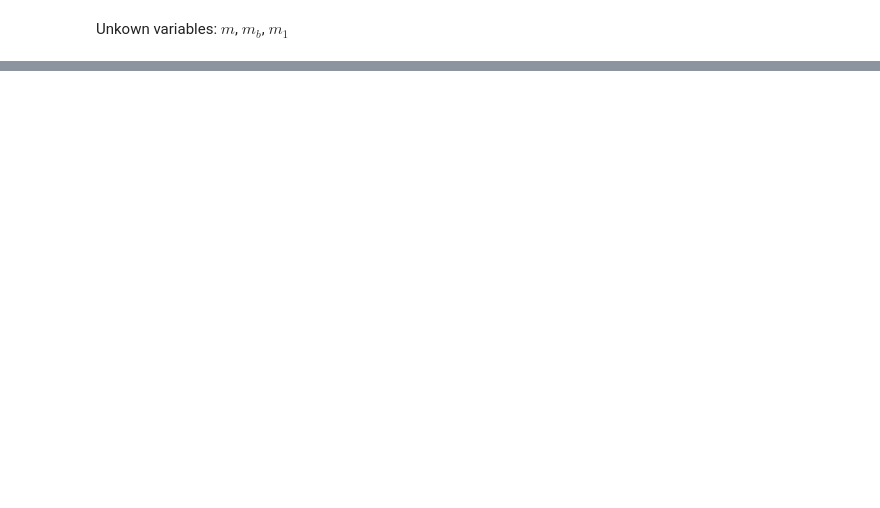
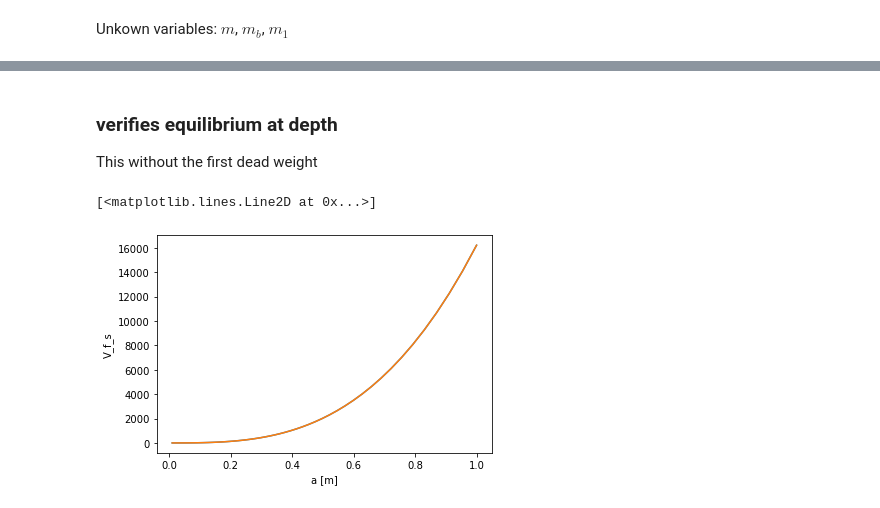
Before and after one commit to apatlpo/cognac, a Jupyter notebook: instrum/regulation_module.ipynb, the cells around one changed output, grey strips where cells are left out. Cells and saved outputs as stored; diff of their text form; code cells hidden in the pictures; blank space fills up the shorter version.

```diff
--- a/instrum/regulation_module.ipynb
+++ b/instrum/regulation_module.ipynb
@@ -123,0 +184,13 @@ m_guess =
+# %% [markdown]
+### verifies equilibrium at depth
+
+This without the first dead weight
+# %%
+S0 = ds.m + (rho_1-rho_w(p))/rho_1 * ds.m_1 + N_b*(rho_b-rho_w(p))/rho_b * ds.m_b
+S1 = rho_w(p)*V_f(p)
+
+S0.plot()
+S1.plot()
+# %% [output]
+[<matplotlib.lines.Line2D at 0x...>]
+[figure, added]
```
Also changed, not shown: parts of 28 cells of this notebook.
